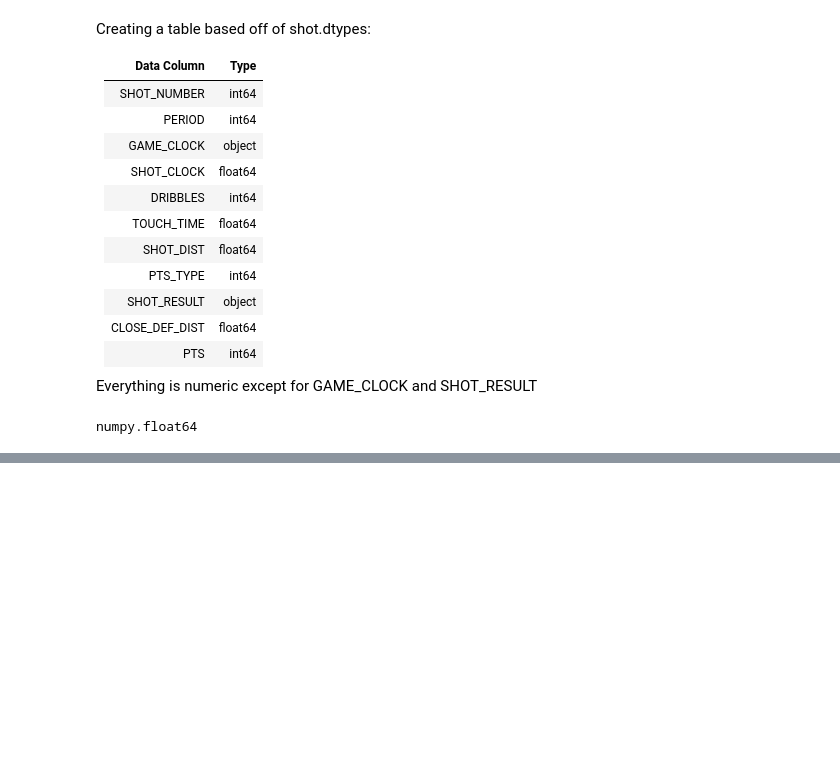
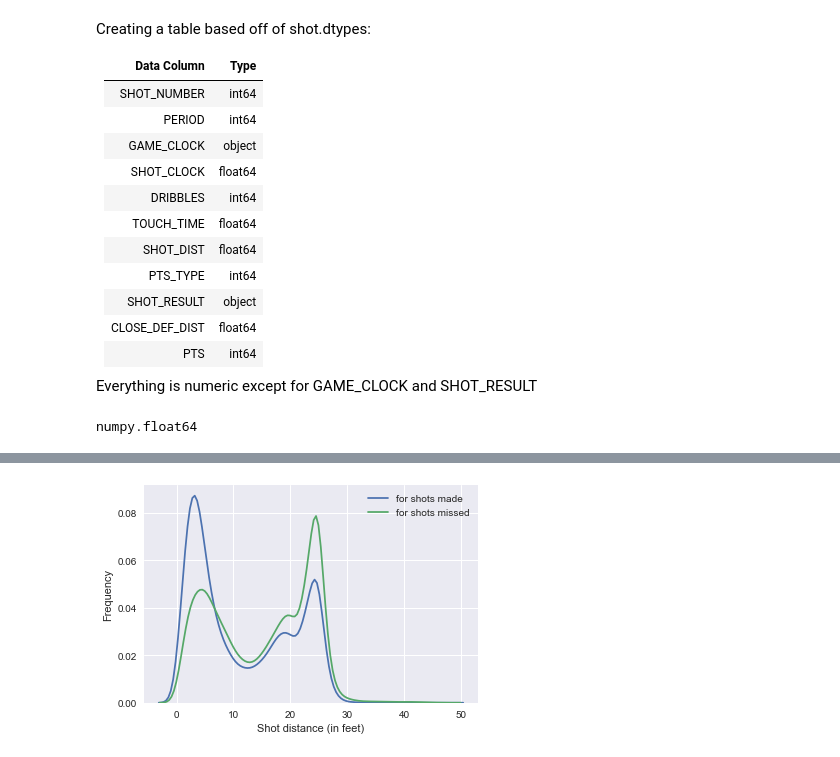
Before and after one commit to ray-chen-930/nba-shot-value-predictor, a Jupyter notebook: Capstone Project 1.ipynb, the cells around one changed output, grey strips where cells are left out. Saved outputs shown, nothing was run; the diff lists cells and outputs as text; code cells hidden in the pictures; blank space fills up the shorter version.

```diff
--- a/Capstone Project 1.ipynb
+++ b/Capstone Project 1.ipynb
@@ -77,5 +79,5 @@ type(shot.GAME_CLOCK[1])
 numpy.float64
 # %%
 #convert shot_result to bool. 1 if made, 0 if missed
-shot.SHOT_RESULT = shot.SHOT_RESULT == 'made'
+pre_shot.SHOT_RESULT = pre_shot.SHOT_RESULT == 'made'
 # %%
@@ -146,16 +284,18 @@ shot_missed = shot.loc[shot['SHOT_RESULT'] == 0, :]
 # %%
 # EDA for a few variables that probably impact probability of shot being made
 
 # two line histograms of shot distances
-#sns.set()
-#sns.distplot(shot_made['SHOT_DIST'], hist = False, label = 'for shots made')
-#sns.distplot(shot_missed['SHOT_DIST'], hist = False, label = 'for shots missed')
-#plt.ylabel('Frequency')
-#plt.xlabel('Shot distance (in feet)')
-#plt.show()
+sns.set()
+sns.distplot(shot_made['SHOT_DIST'], hist = False, label = 'for shots made')
+sns.distplot(shot_missed['SHOT_DIST'], hist = False, label = 'for shots missed')
+plt.ylabel('Frequency')
+plt.xlabel('Shot distance (in feet)')
+plt.show()
 
 # the two distributions are definitely different, with, as expected, more shots being made the closer the shot
 # is taken to the rim.  Of note is the two peaks at the same distance for both line histograms.  The first
 # peak represents shots taken close to the rim, meaning probably layups or dunks.  The second peak represents
 # the distance for a three point shot.  The little bump in the second peak most likely represents corner three
 # point shots, which are closer to the rim than other three point shots.
+# %% [output]
+[figure, added]
```
Also changed, not shown: parts of 43 cells of this notebook.
